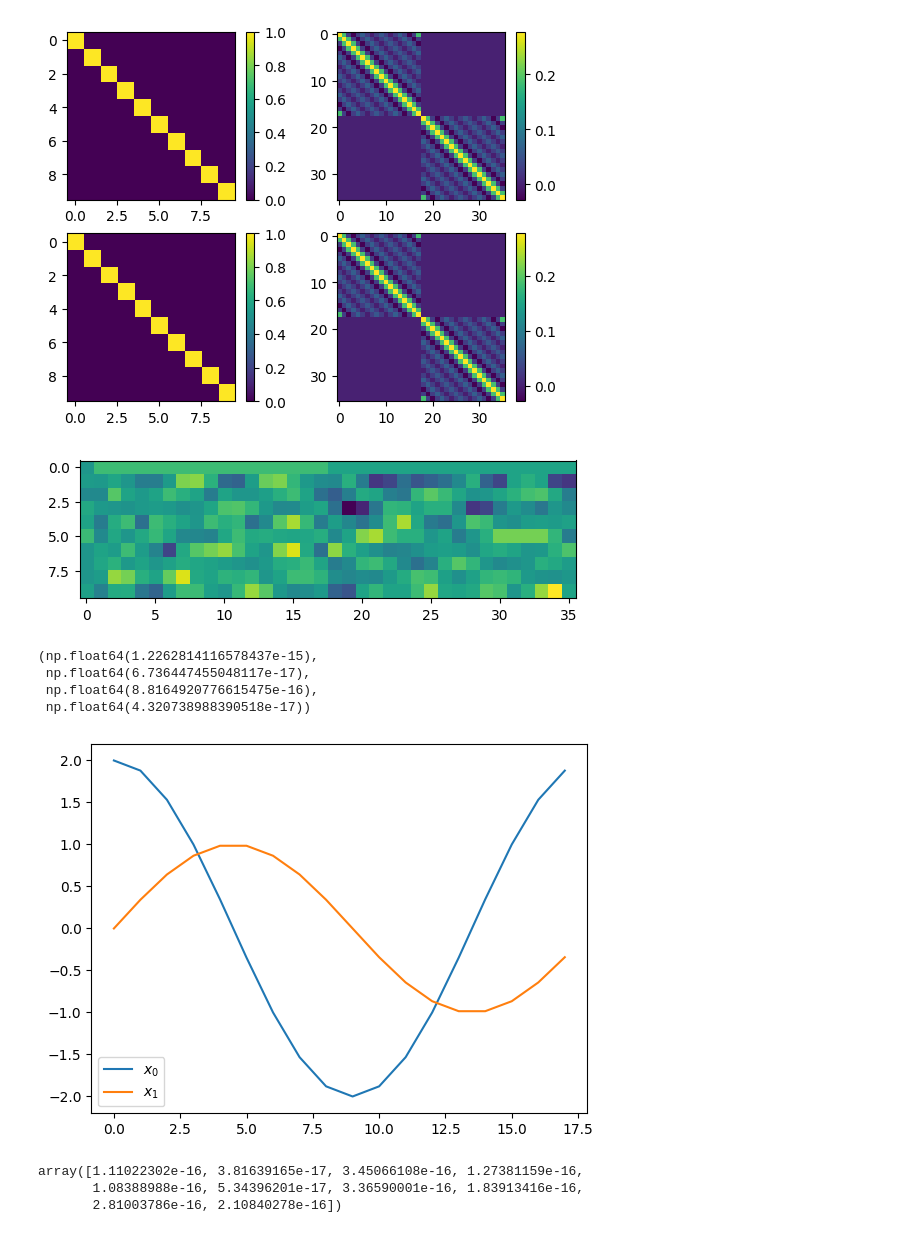
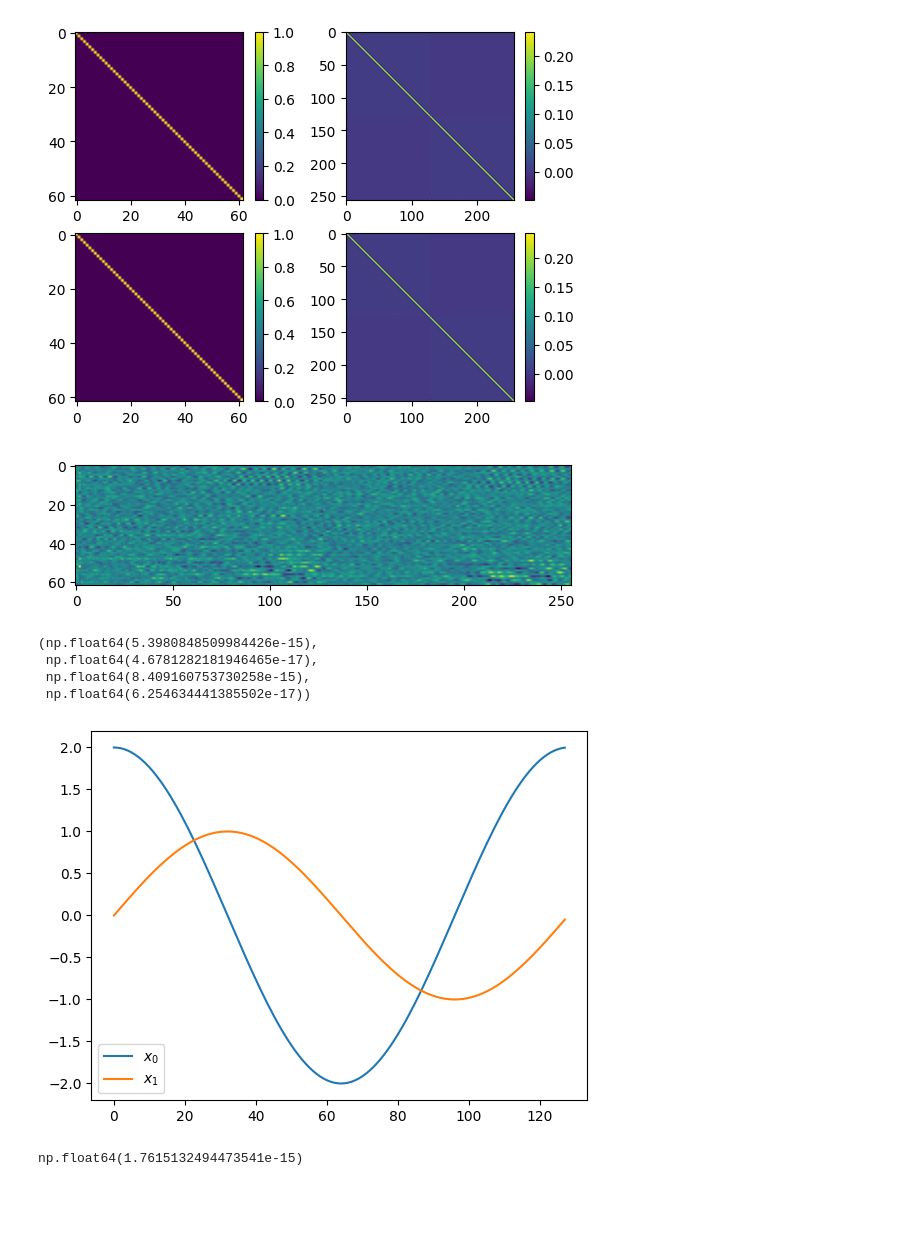
Before and after one commit to schilln/harmonic_balance_python, a Jupyter notebook: experiment/balance_aft.ipynb, the cells around one changed output. Saved outputs shown, nothing was run; the diff lists cells and outputs as text; code cells hidden in the pictures; blank space fills up the shorter version.

```diff
--- a/experiment/balance_aft.ipynb
+++ b/experiment/balance_aft.ipynb
@@ -16,7 +49,8 @@ ndarray = np.ndarray
 # %%
 omega = 2
-NH = 4
+NH = 30
 n = 2
+N = 128
 
 m1, m2 = 1, 2
 c1, c2, c3 = 1, 0.5, 2
@@ -34,7 +68,7 @@ b_ext = freq.get_b_ext(NH, n, ks, dofs, is_cosines, coefficients)
 
 t0, tf = tlim = 0, 2 * np.pi / omega
 tn = NH * 2
-tls = np.linspace(*tlim, tn)
+tls = np.linspace(*tlim, tn, endpoint=False)
 # %%
 fig, axs = plt.subplots(2, 2, figsize=(8, 8))
 colors = ("blue", "orange")
@@ -133,36 +176,34 @@ plt.show()
 # %%
-N = 18
-
 gamma = aft.get_gamma(omega, NH, n, N)
 inv_gamma = aft.get_inv_gamma(omega, NH, n, N)
 
 fig, axs = plt.subplots(2, 2)
 images = list()
 np_inv_gamma = np.linalg.pinv(gamma.toarray())
 images.append(axs[0, 0].imshow((np_inv_gamma @ gamma).real))
 images.append(axs[0, 1].imshow((gamma @ np_inv_gamma).real))
 images.append(axs[1, 0].imshow((inv_gamma @ gamma).real.toarray()))
 images.append(axs[1, 1].imshow((gamma @ inv_gamma).real.toarray()))
 [fig.colorbar(image) for image in images]
 plt.show()
 
 plt.imshow((inv_gamma - np.linalg.pinv(gamma.toarray())).real)
 plt.show()
 
 
 (
     utils.max_abs(gamma @ np_inv_gamma @ gamma - gamma),
     utils.max_abs(np_inv_gamma @ gamma @ np_inv_gamma - np_inv_gamma),
     utils.max_abs(gamma @ inv_gamma @ gamma - gamma),
     utils.max_abs(inv_gamma @ gamma @ inv_gamma - inv_gamma),
 )
 # %% [output]
-[figure, old version]
+[figure, new version]
-[figure, old version]
+[figure, new version]
-(np.float64(1.2262814116578437e-15),
- np.float64(6.736447455048117e-17),
- np.float64(8.8164920776615475e-16),
- np.float64(4.320738988390518e-17))
+(np.float64(5.3980848509984426e-15),
+ np.float64(4.6781282181946465e-17),
+ np.float64(8.409160753730258e-15),
+ np.float64(6.254634441385502e-17))
 # %%
 time = aft.time_from_freq(n, gamma, b_ext)
 x0, x1 = utils.extract_dofs_time(time, n)
@@ -171,9 +212,7 @@ plt.plot(x1.toarray(), label="$x_1$")
 plt.legend()
 plt.show()
 
-abs((aft.freq_from_time(inv_gamma, time) - b_ext)).toarray()
+utils.max_abs(aft.freq_from_time(inv_gamma, time) - b_ext)
 # %% [output]
-[figure, old version]
+[figure, new version]
-array([1.11022302e-16, 3.81639165e-17, 3.45066108e-16, 1.27381159e-16,
-       1.08388988e-16, 5.34396201e-17, 3.36590001e-16, 1.83913416e-16,
-       2.81003786e-16, 2.10840278e-16])
+np.float64(1.7615132494473541e-15)
```
Also changed, not shown: parts of 2 cells of this notebook.
